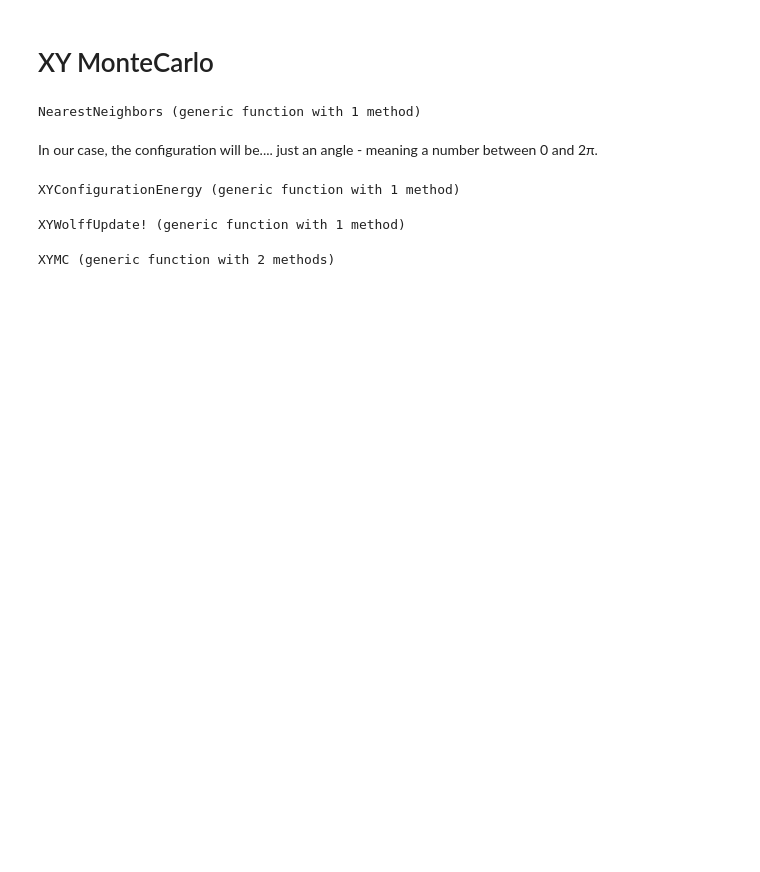
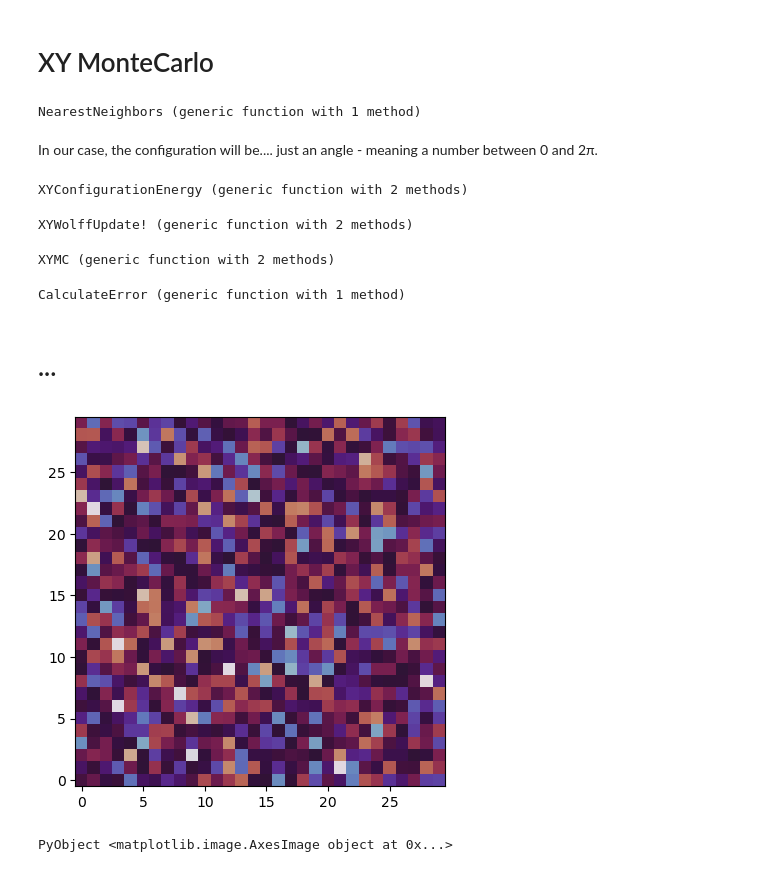
Before and after one commit to yuvalni/condensedNumerics, a Jupyter notebook: ProblemSet2.ipynb, the cells around one changed output. Drawn from its saved outputs; the diff is of its cells as text; code cells hidden in the pictures; blank space fills up the shorter version.

```diff
--- a/ProblemSet2.ipynb
+++ b/ProblemSet2.ipynb
@@ -104,7 +107,7 @@ NearestNeighbors (generic function with 1 method)
 # %% [markdown]
 In our case, the configuration will be....  just an angle - meaning a number between 0 and 2π.
 # %%
-function XYConfigurationEnergy(lat::SquareLattice, c::Vector{Int64})
+function XYConfigurationEnergy(lat::SquareLattice, c::Vector{Float64})
 
     N = length(lat)
     @assert N == length(c) "Configuration incompatible with lattice size"
@@ -113,21 +116,21 @@ function XYConfigurationEnergy(lat::SquareLattice, c::Vector{Int64})
 
     for j in range(1, length = N)
         nn = NearestNeighbors(lat, j)
-        Ec += sum(map(x->cos(c[j]-c[x]),nn)) #Verify this 🎈
+        Ec += -sum(map(x->cos(c[j]-c[x]),nn)) #Verify this 🎈
     end
     return Ec/2 # in the summation above every bond is included twice
 end
 # %% [output]
-XYConfigurationEnergy (generic function with 1 method)
+XYConfigurationEnergy (generic function with 2 methods)
 # %%
-function XYWolffUpdate!(lat::SquareLattice, c::Vector{Int64}, T::Float64)
+function XYWolffUpdate!(lat::SquareLattice, c::Vector{Float64}, T::Float64)
 
     N = length(lat)
 
     @assert N == length(c) "Configuration incompatible with lattice size"
 
     #define a random direction: ̂e
-    dierection = rand(Float64)*2π
+    direction = rand(Float64)*2π
 
 
 
@@ -144,8 +147,9 @@ function XYWolffUpdate!(lat::SquareLattice, c::Vector{Int64}, T::Float64)
         if j in cluster
             continue
         end
-        si_e = cos(c[i]-diraction) # this gives the projection of si on ̂e
-        sj_e = cos(c[j]-diraction) # this gives the projection of sj on ̂e
+        #CHECKKK what is i and j
+        si_e = cos(c[ind]-direction) # this gives the projection of si on ̂e
+        sj_e = cos(c[j]-direction) # this gives the projection of sj on ̂e
         p = 1. - exp(-2/T * si_e*sj_e)
         if rand() < p # if si_e and sj_e are unti-aligned  p will be negative (i might want to check this!🎈)
             push!(cluster, j)
@@ -156,10 +160,11 @@ function XYWolffUpdate!(lat::SquareLattice, c::Vector{Int64}, T::Float64)
 
     #flip the cluster!
     ## theta'  = -theta -2alpha + pi
-    c[cluster] = mod(-c[cluster] - 2 * direction + pi,2pi)
+    #c[cluster] = map(x->mod(x,2pi),-c[cluster] .- 2 * direction .+ pi)
+    c[cluster] = -c[cluster] .- 2 * direction .+ pi
 end
 # %% [output]
-XYWolffUpdate! (generic function with 1 method)
+XYWolffUpdate! (generic function with 2 methods)
 # %%
 function XYMC(lat::SquareLattice, T::Float64, Nsw::Int64, saveConfigs = false)
     # Nsw is the number of sweeps to perform
@@ -167,19 +172,19 @@ function XYMC(lat::SquareLattice, T::Float64, Nsw::Int64, saveConfigs = false)
     c = rand(Float64, length(lat)) * 2π
 
     if saveConfigs
-        configs = zeros(Int64, Nsw, length(lat))
+        configs = zeros(Float64, Nsw, length(lat))
         configs[1, :] = c
     end
 
     mx = zeros(Float64, Nsw) # value of the X magnetization  per site
     my = zeros(Float64, Nsw) # value of the Y magnetization per site
 
-    mx[1] = mean(map(x->cos[x],c))
-    my[1] = mean(map(x->sin[x],c))
+    mx[1] = mean(map(x->cos(x),c))
+    my[1] = mean(map(x->sin(x),c))
 
 
     En = zeros(Float64, Nsw)
-    En[1] = IsingConfigurationEnergy(lat, c)
+    En[1] = XYConfigurationEnergy(lat, c)
 
     for i in range(2, stop=Nsw)
         XYWolffUpdate!(lat, c, T)
@@ -189,8 +194,8 @@ function XYMC(lat::SquareLattice, T::Float64, Nsw::Int64, saveConfigs = false)
             configs[i, :] = c
         end
 
-        mx[i] = mean(map(x->cos[x],c))
-        my[i] = mean(map(x->sin[x],c))
+        mx[i] = mean(map(x->cos(x),c))
+        my[i] = mean(map(x->sin(x),c))
 
 
     end
@@ -204,3 +209,19 @@ function XYMC(lat::SquareLattice, T::Float64, Nsw::Int64, saveConfigs = false)
 end
 # %% [output]
 XYMC (generic function with 2 methods)
+# %%
+function CalculateError(m, Neq, Nsw)
+    err = Float64[]
+    Nsw2 = 2^Int(floor(log(2, Nsw-Neq))) # closest power of 2 smaller than number of sweeps after equilibration
+    ml = m[end-Nsw2+1:end]
+    min_size = 2^5
+    while length(ml) > min_size
+        push!(err, std(ml)/sqrt(length(ml)-1))
+        ml = map(j -> mean(ml[2*j-1:2*j]), range(1,stop=div(length(ml),2)) )
+    end
+    return err
+end
+# %% [output]
+CalculateError (generic function with 1 method)
+# %% [markdown]
+# ...
@@ -206,0 +232,12 @@ XYMC (generic function with 2 methods)
+# %%
+N=30
+lattice = SquareLattice(N,N)
+
+T = 0.9
+Ns = 100000
+mx,my,En,configs = XYMC(lattice,T,Ns,true);
+# %%
+imshow((reshape(configs[end,:],(N,N))),cmap="twilight",origin="lower")
+# %% [output]
+[figure, added]
+PyObject <matplotlib.image.AxesImage object at 0x...>
```
Also changed, not shown: parts of 4 cells of this notebook.
